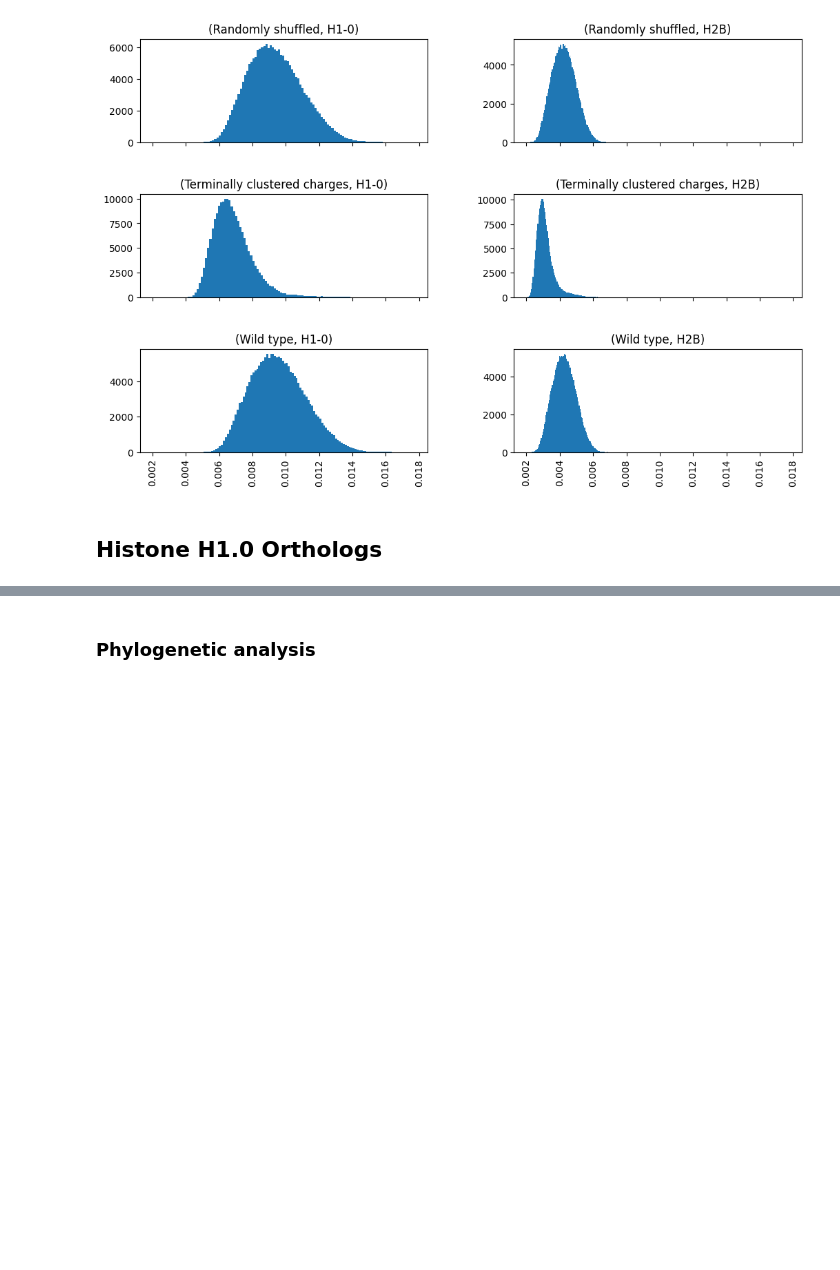
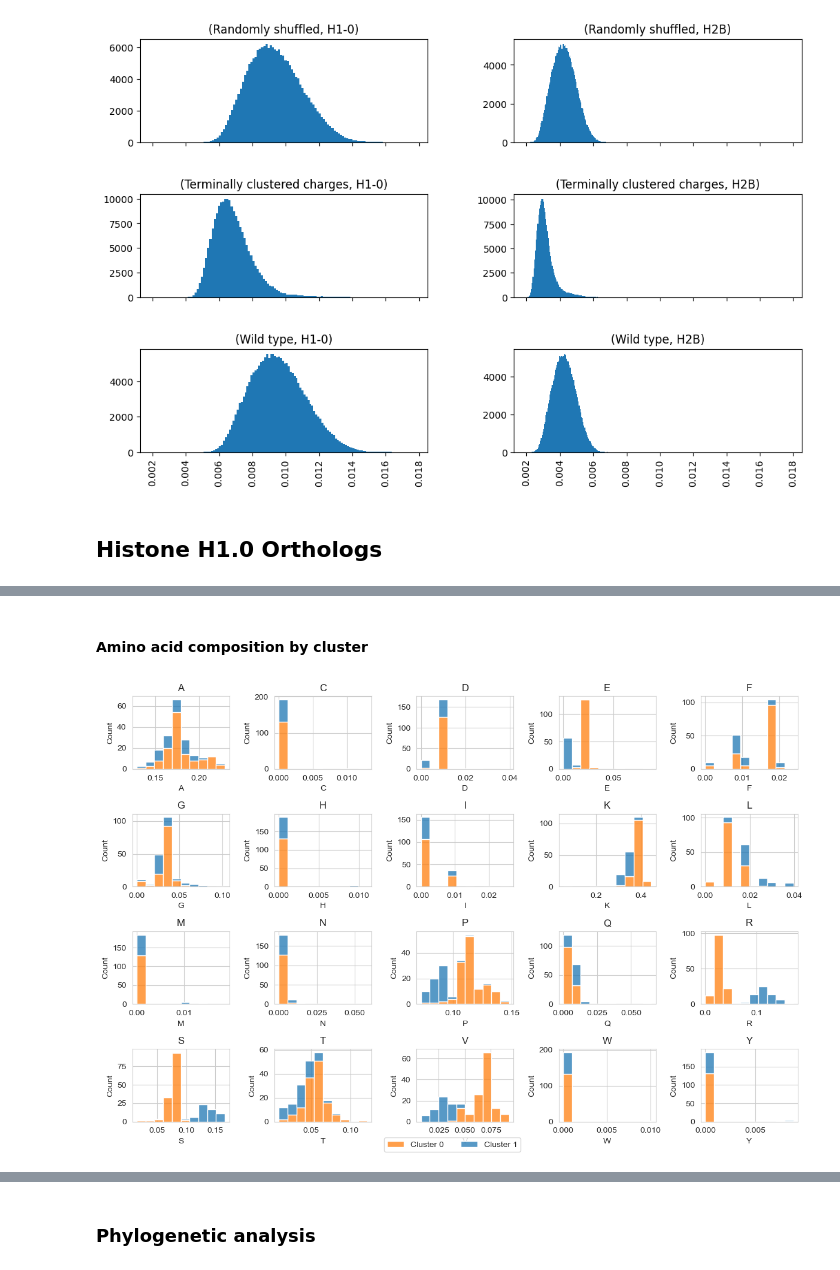
Before and after one commit to frederikespersen/OrthoIDP, a Jupyter notebook: Analysis.ipynb, the cells around one changed output, grey strips where cells are left out. Drawn from its saved outputs; the diff is of its cells as text; code cells hidden in the pictures; blank space fills up the shorter version.

```diff
--- a/Analysis.ipynb
+++ b/Analysis.ipynb
@@ -105,0 +208,17 @@ Name: Rg, dtype: float64
+# %%
+# Setting k-value
+k = 2
+# %%
+# Assigning labels from clustering
+# Load the data
+features = metadata[analyse_data.amino_acids]
+
+# Clustering
+kmeans = KMeans(n_clusters=k, n_init=50)
+kmeans.fit(features)
+
+# Assigning labels
+metadata['cluster'] = kmeans.predict(features)
+
+# Showing cluster members
+metadata.groupby('description')['cluster'].value_counts()
@@ -105,0 +245,25 @@ Name: Rg, dtype: float64
+# %% [markdown]
+#### Amino acid composition by cluster
+# %%
+# Plotting amino acids distribution with clusterings
+# Setting plot dimensions
+dimensions = (4,5)
+fig, axes = plt.subplots(*dimensions, figsize=(12,8))
+amino_acids = np.reshape(analyse_data.amino_acids, dimensions)
+
+# Looping over subplots and amino acids
+for i in range(dimensions[0]):
+    for j in range(dimensions[1]):
+        ax = axes[i,j]
+        aa = amino_acids[i,j]
+        sns.histplot(data=metadata, x=aa, hue='cluster', bins=10, ax=ax, multiple='stack')
+        ax.set_title(aa)
+        ax.get_legend().remove() # remove legend from individual subplots
+
+# Add a common legend outside the subplots
+fig.legend([f'Cluster {ki}' for ki in range(k)], ncols=k, loc='lower center')
+
+plt.tight_layout()
+plt.show()
+# %% [output]
+[figure, added]
```
Also changed, not shown: parts of 19 cells of this notebook, 4 other files.
